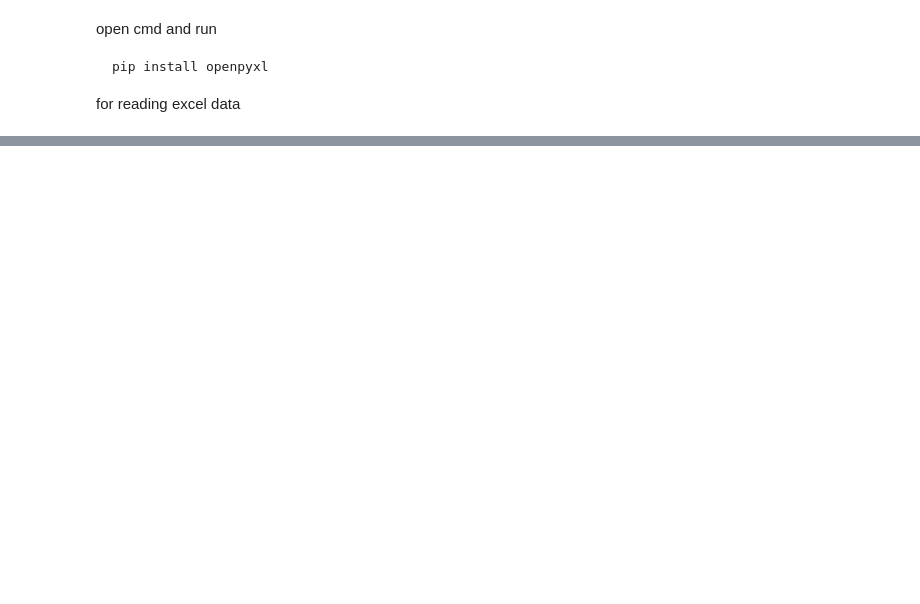
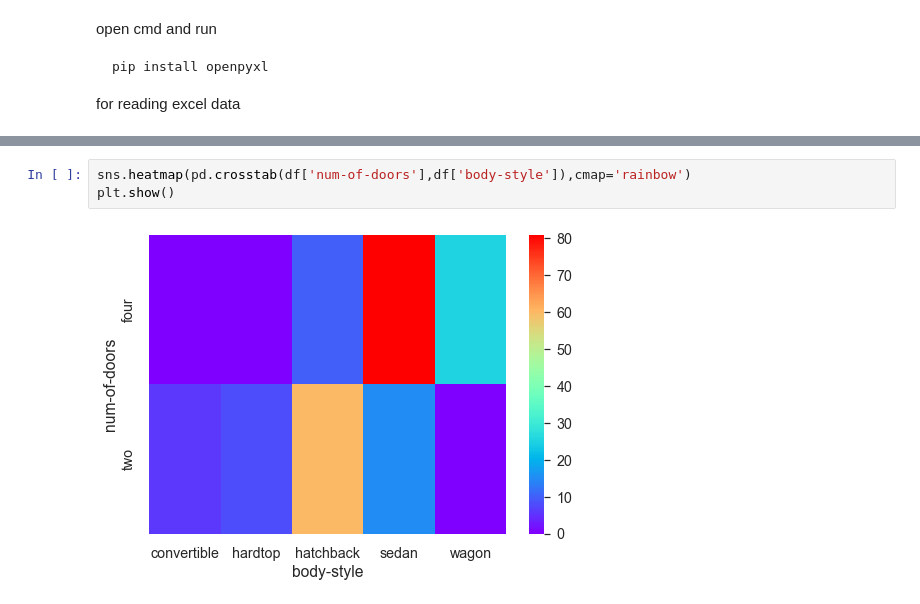
Before and after one commit to zaid-kamil/DP21PYDS5, a Jupyter notebook: data_science/eda.ipynb, the cells around one changed output, grey strips where cells are left out. Cells and saved outputs as stored; diff of their text form; blank space fills up the shorter version.

```diff
--- a/data_science/eda.ipynb
+++ b/data_science/eda.ipynb
@@ -130,0 +149,5 @@ pd.read_excel('dummy_rainfall.xlsx')
+# %%
+sns.heatmap(pd.crosstab(df['num-of-doors'],df['body-style']),cmap='rainbow')
+plt.show()
+# %% [output]
+[figure, added]
```
Also changed, not shown: parts of 17 cells of this notebook, 2 other files.
